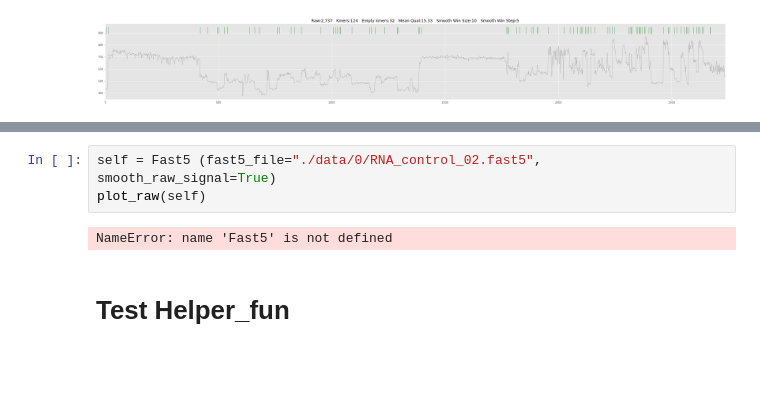
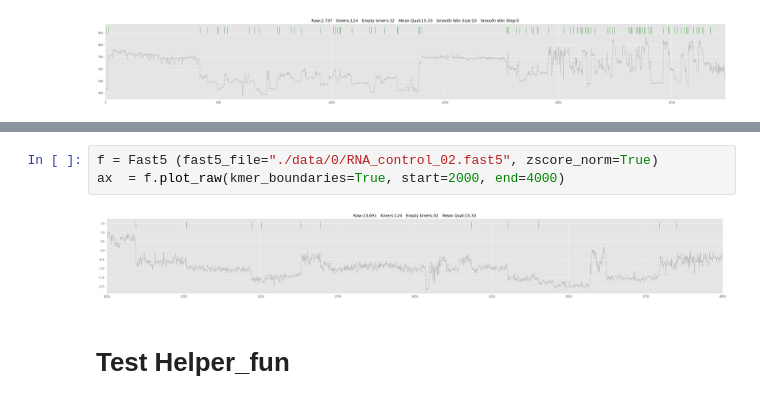
Before and after one commit to a-slide/Fast5Tools, a Jupyter notebook: Fast5Tools_test.ipynb, the cells around one changed output, grey strips where cells are left out. Drawn from its saved outputs; the diff is of its cells as text; blank space fills up the shorter version.

Commit message:
Add limits to plotting function

```diff
--- a/Fast5Tools_test.ipynb
+++ b/Fast5Tools_test.ipynb
@@ -149,8 +129,8 @@ def plot_raw (self, kmer_boundaries=True, **kwargs):
 # %%
-self = Fast5 (fast5_file="./data/0/RNA_control_02.fast5", smooth_raw_signal=True)
-plot_raw(self)
+f = Fast5 (fast5_file="./data/0/RNA_control_02.fast5", zscore_norm=True)
+ax  = f.plot_raw(kmer_boundaries=True, start=2000, end=4000)
 # %% [output]
-NameError: name 'Fast5' is not defined
+[figure, added]
 # %% [markdown]
 # Test Helper_fun
 # %% [markdown]
```
Also changed, not shown: parts of 4 cells of this notebook, 1 other file.
